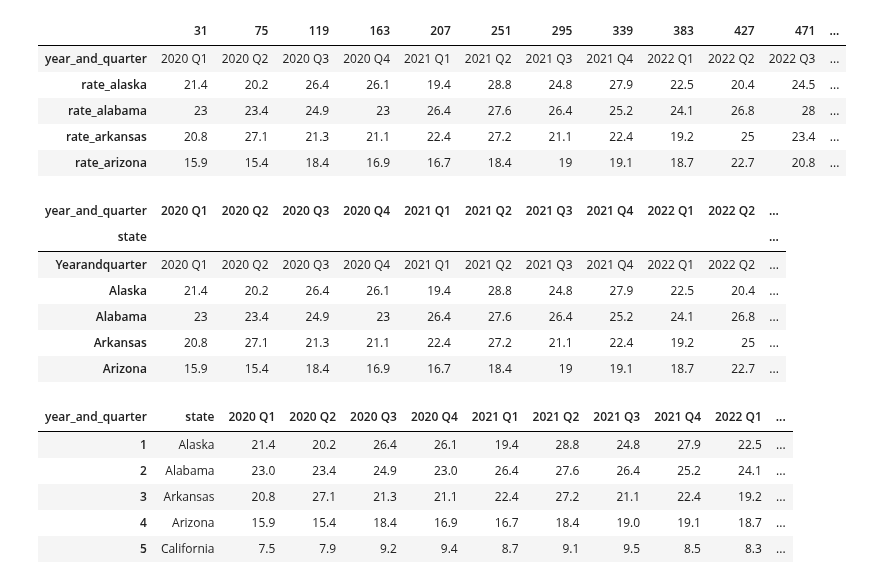
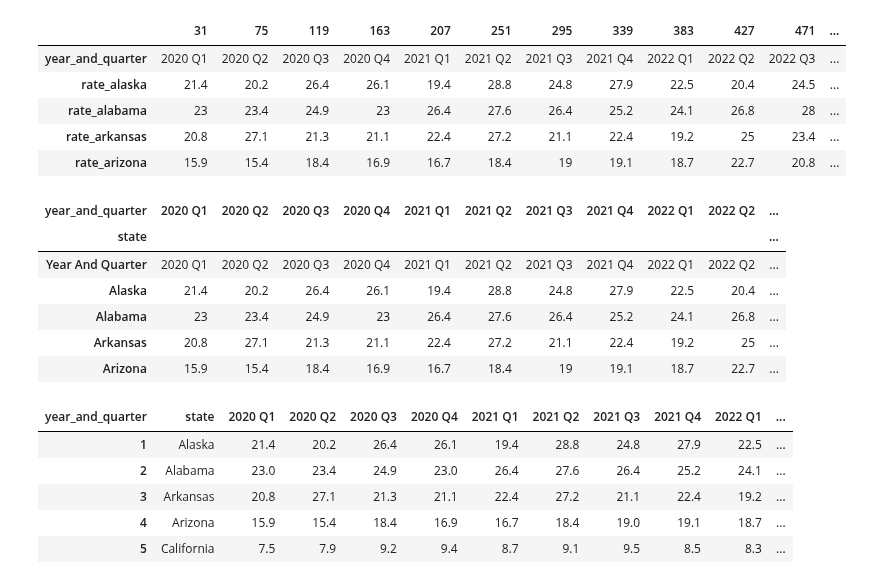
Before and after one commit to andrewbowen19/storiesDATA608, a Jupyter notebook: _build/html/_sources/story3.ipynb, the cells around one changed output. Saved outputs shown, nothing was run; the diff lists cells and outputs as text; code cells hidden in the pictures.

```diff
--- a/_build/html/_sources/story3.ipynb
+++ b/_build/html/_sources/story3.ipynb
@@ -64,13 +64,13 @@ df.head()
 df.columns = df.iloc[0]
 # %%
 # Clean up state names and set index
-df["state"] = [s.replace("_", "").replace("rate", "").title() for s in df.index.values]
+df["state"] = [s.replace("_", " ").replace("rate", "").title().strip() for s in df.index.values]
 df = df.set_index('state')
 df.head()
 # %% [output]
 | year_and_quarter | 2020 Q1 | 2020 Q2 | 2020 Q3 | 2020 Q4 | 2021 Q1 | 2021 Q2 | 2021 Q3 | 2021 Q4 | 2022 Q1 | 2022 Q2 | ... |
 | state |  |  |  |  |  |  |  |  |  |  | ... |
-| Yearandquarter | 2020 Q1 | 2020 Q2 | 2020 Q3 | 2020 Q4 | 2021 Q1 | 2021 Q2 | 2021 Q3 | 2021 Q4 | 2022 Q1 | 2022 Q2 | ... |
+| Year And Quarter | 2020 Q1 | 2020 Q2 | 2020 Q3 | 2020 Q4 | 2021 Q1 | 2021 Q2 | 2021 Q3 | 2021 Q4 | 2022 Q1 | 2022 Q2 | ... |
 | Alaska | 21.4 | 20.2 | 26.4 | 26.1 | 19.4 | 28.8 | 24.8 | 27.9 | 22.5 | 20.4 | ... |
 | Alabama | 23 | 23.4 | 24.9 | 23 | 26.4 | 27.6 | 26.4 | 25.2 | 24.1 | 26.8 | ... |
 | Arkansas | 20.8 | 27.1 | 21.3 | 21.1 | 22.4 | 27.2 | 21.1 | 22.4 | 19.2 | 25 | ... |
```
Also changed, not shown: parts of 7 cells of this notebook, 8 other files.
